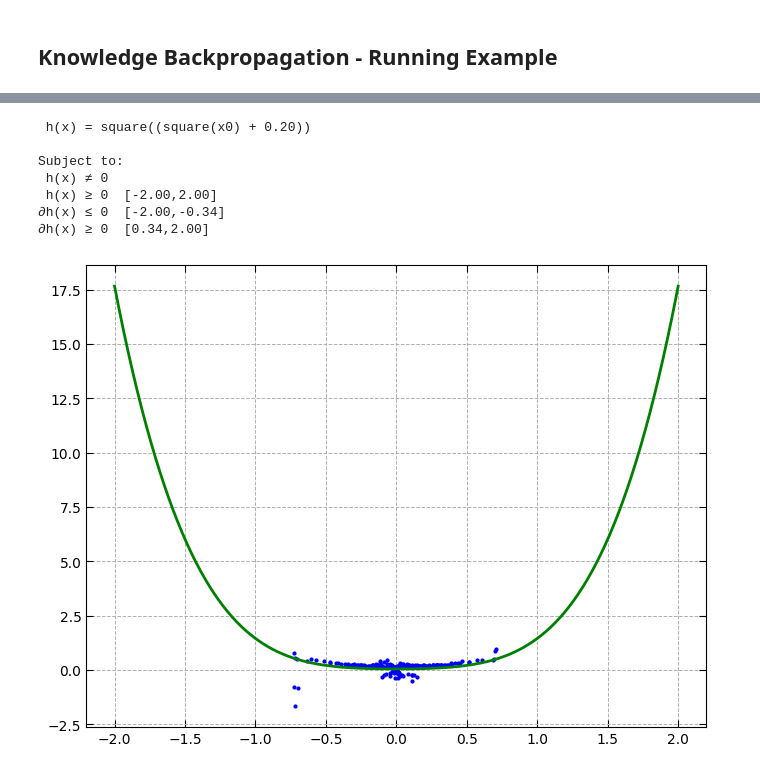
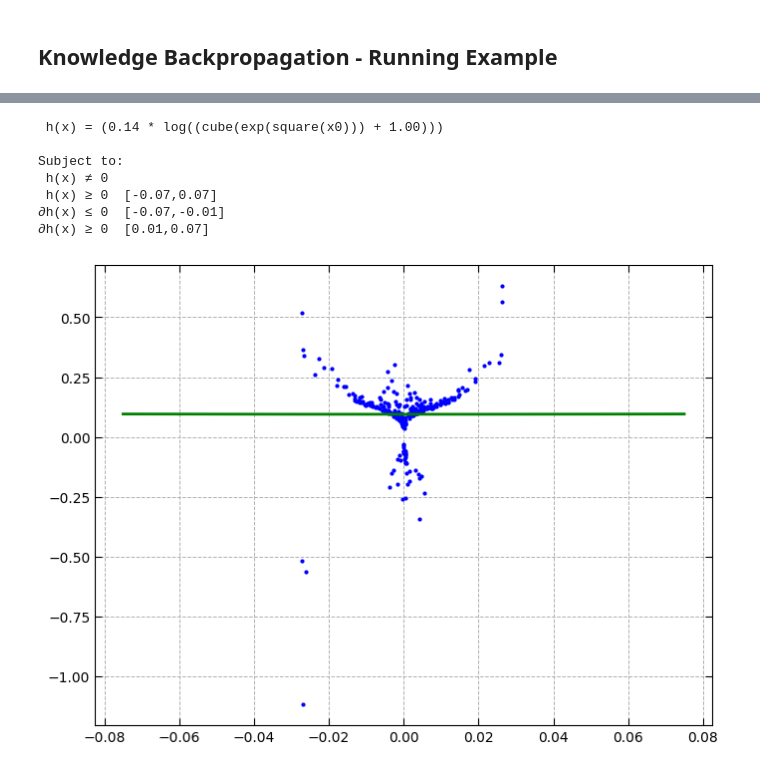
Before and after one commit to AgostinoRizzo/genpro, a Jupyter notebook: notebooks/corrector.ipynb, the cells around one changed output, grey strips where cells are left out. Saved outputs shown, nothing was run; the diff lists cells and outputs as text; code cells hidden in the pictures.

```diff
--- a/notebooks/corrector.ipynb
+++ b/notebooks/corrector.ipynb
@@ -33,7 +33,7 @@ RANDSTATE = 1234
 # %%
 randstate.setstate(RANDSTATE)
 
-S = dataset_misc1d.MagmanDatasetScaled()
+S = dataset_misc1d.MagmanDataset()
 #S.sample(size=SAMPLE_SIZE, noise=NOISE, mesh=False)
 S.load('../data/magman.csv')
 S.split()
@@ -43,7 +43,7 @@ S_test  = dataset.NumpyDataset(S, test=True)
 # %%
 np.seterr(all='ignore')
 
-backprop_node = ConstantSyntaxTree(2.0)
+backprop_node = VariableSyntaxTree()#ConstantSyntaxTree(2.0)
 stree = BinaryOperatorSyntaxTree('/',
         BinaryOperatorSyntaxTree('*',  # +
             ConstantSyntaxTree(-0.05),
@@ -55,7 +55,7 @@ stree = BinaryOperatorSyntaxTree('/',
 solutionCreator = creator.PTC2RandomSolutionCreator(nvars=S.nvars, const_prob=0.5)
 
 mesh = space.MeshSpace(S_train, S.knowledge, MESH_SIZE)
-corrector = gp_corrector.Corrector(S_train, S.knowledge, MAX_STREE_DEPTH, MAX_STREE_LENGTH, mesh, LIBSIZE, LIB_MAXDEPTH, LIB_MAXLENGTH, solutionCreator)
+corrector = gp_corrector.Corrector(S_train, S.knowledge, MAX_STREE_DEPTH, MAX_STREE_LENGTH, mesh, LIBSIZE, LIB_MAXDEPTH, LIB_MAXLENGTH, solutionCreator, linscaling=True)
 # %%
 new_stree, new_node, C_pulled, y_pulled = corrector.correct(stree, backprop_node, relax=False)
 
@@ -67,14 +67,15 @@ S_backprop.y = y_pulled
 # %%
 if new_node is None: print(f" h(x) = None (Could not find a function in the library)")
 else: print(f" h(x) = {new_node}")
 print(f"\nSubject to:\n{C_pulled.format(mesh.X, funcname='h')}")
+new_node.clear_output()
 S_backprop.get_plotter().plot(width=8, height=6, model=new_node)
 # %% [output]
- h(x) = square((square(x0) + 0.20))
+ h(x) = (0.14 * log((cube(exp(square(x0))) + 1.00)))
 
 Subject to:
  h(x) ≠ 0
- h(x) ≥ 0  [-2.00,2.00]
-∂h(x) ≤ 0  [-2.00,-0.34]
-∂h(x) ≥ 0  [0.34,2.00]
+ h(x) ≥ 0  [-0.07,0.07]
+∂h(x) ≤ 0  [-0.07,-0.01]
+∂h(x) ≥ 0  [0.01,0.07]
-[figure, old version]
+[figure, new version]
```
Also changed, not shown: parts of 1 cell of this notebook, 18 other files.
